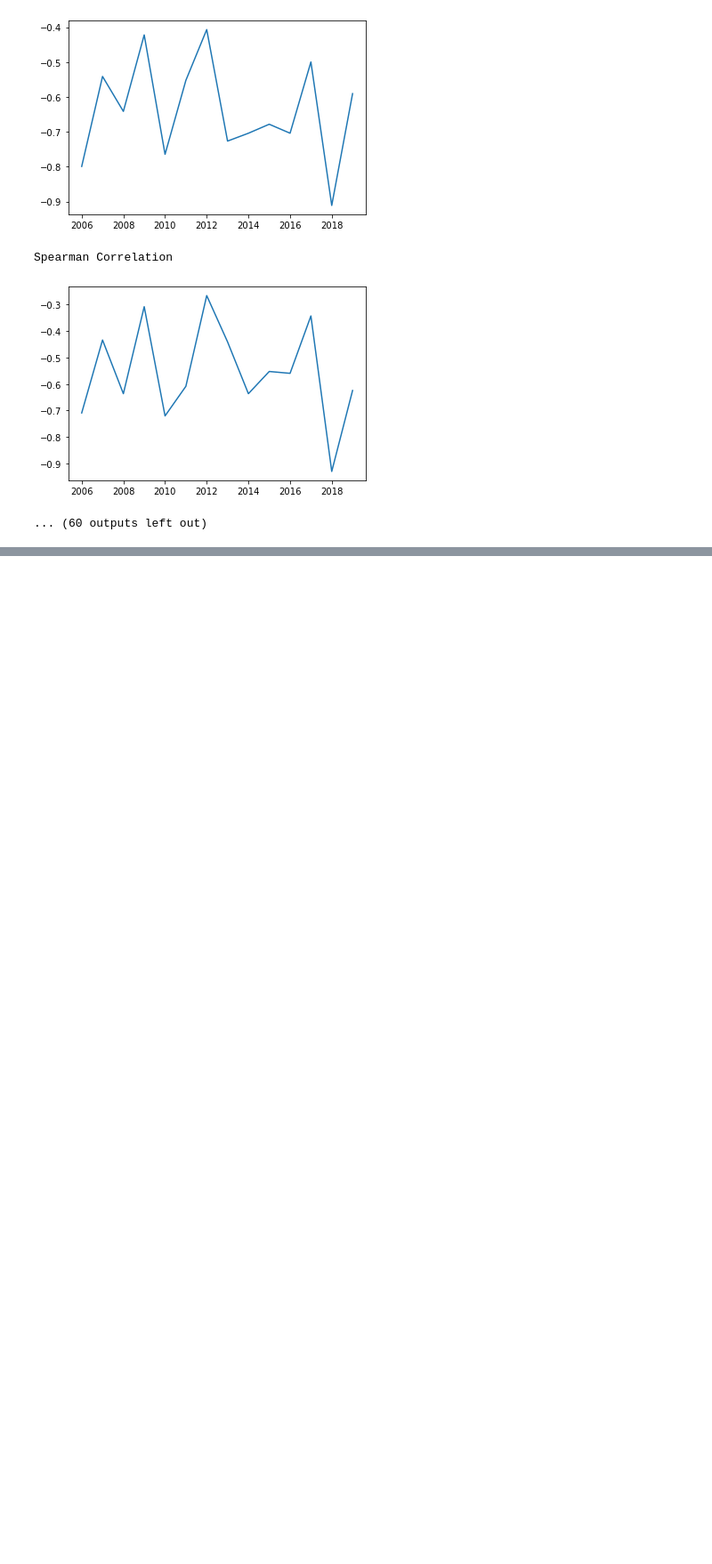
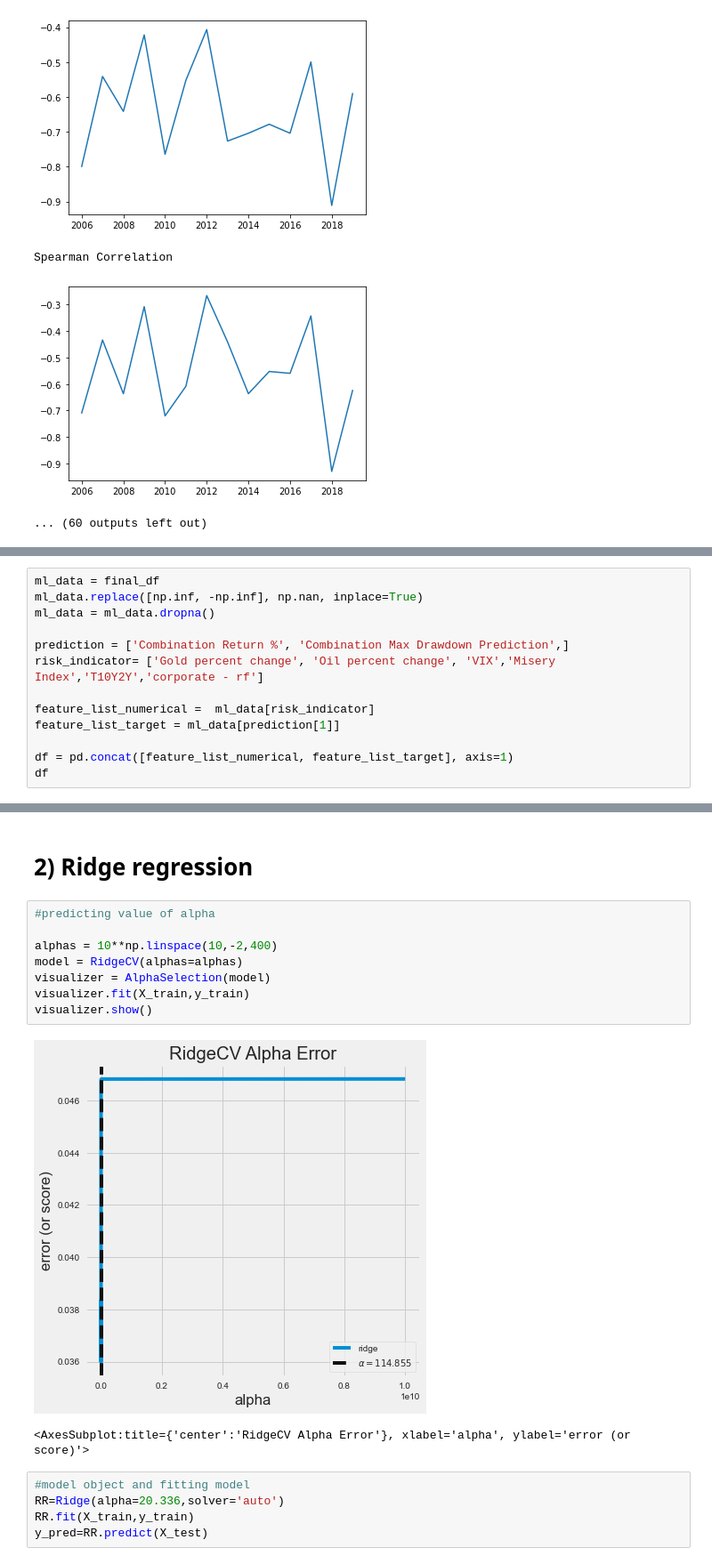
Before and after one commit to victoryapcheeann/QF608, a Jupyter notebook: 608 Project.ipynb, the cells around one changed output, grey strips where cells are left out. Shown at 89% size. Saved outputs shown, nothing was run; the diff lists cells and outputs as text; blank space fills up the shorter version.

```diff
--- a/608 Project.ipynb
+++ b/608 Project.ipynb
@@ -655,0 +405,13 @@ Pass the following variables as keyword args: x, y. From version 0.12, the only
+# %%
+ml_data = final_df
+ml_data.replace([np.inf, -np.inf], np.nan, inplace=True)
+ml_data = ml_data.dropna()
+
+prediction = ['Combination Return %', 'Combination Max Drawdown Prediction',]
+risk_indicator= ['Gold percent change', 'Oil percent change', 'VIX','Misery Index','T10Y2Y','corporate - rf']
+
+feature_list_numerical =  ml_data[risk_indicator]
+feature_list_target = ml_data[prediction[1]]
+
+df = pd.concat([feature_list_numerical, feature_list_target], axis=1)
+df
@@ -655,0 +535,18 @@ Pass the following variables as keyword args: x, y. From version 0.12, the only
+# %% [markdown]
+# 2) Ridge regression
+# %%
+#predicting value of alpha
+
+alphas = 10**np.linspace(10,-2,400)
+model = RidgeCV(alphas=alphas)
+visualizer = AlphaSelection(model)
+visualizer.fit(X_train,y_train)
+visualizer.show()
+# %% [output]
+[figure, added]
+<AxesSubplot:title={'center':'RidgeCV Alpha Error'}, xlabel='alpha', ylabel='error (or score)'>
+# %%
+#model object and fitting model
+RR=Ridge(alpha=20.336,solver='auto')
+RR.fit(X_train,y_train)
+y_pred=RR.predict(X_test)
```
Also changed, not shown: parts of 69 cells of this notebook, 12 other files.
